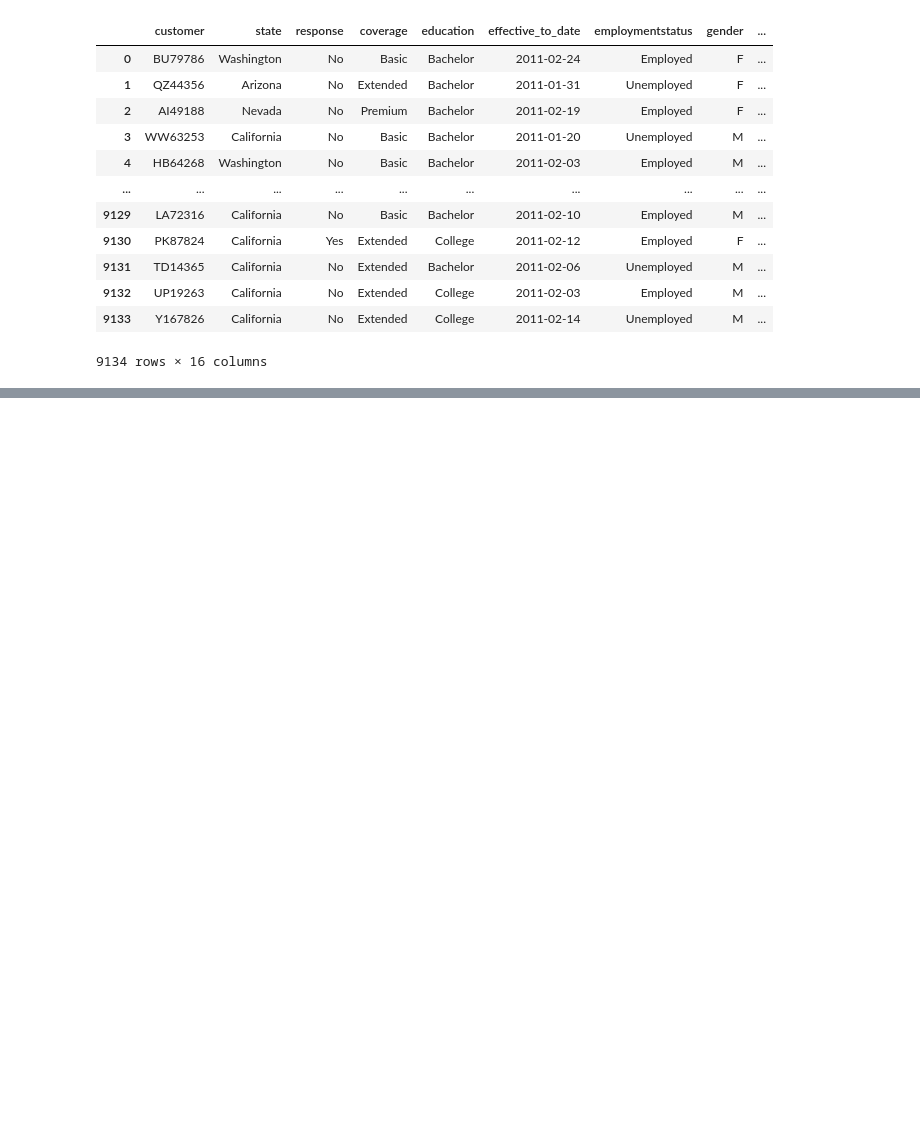
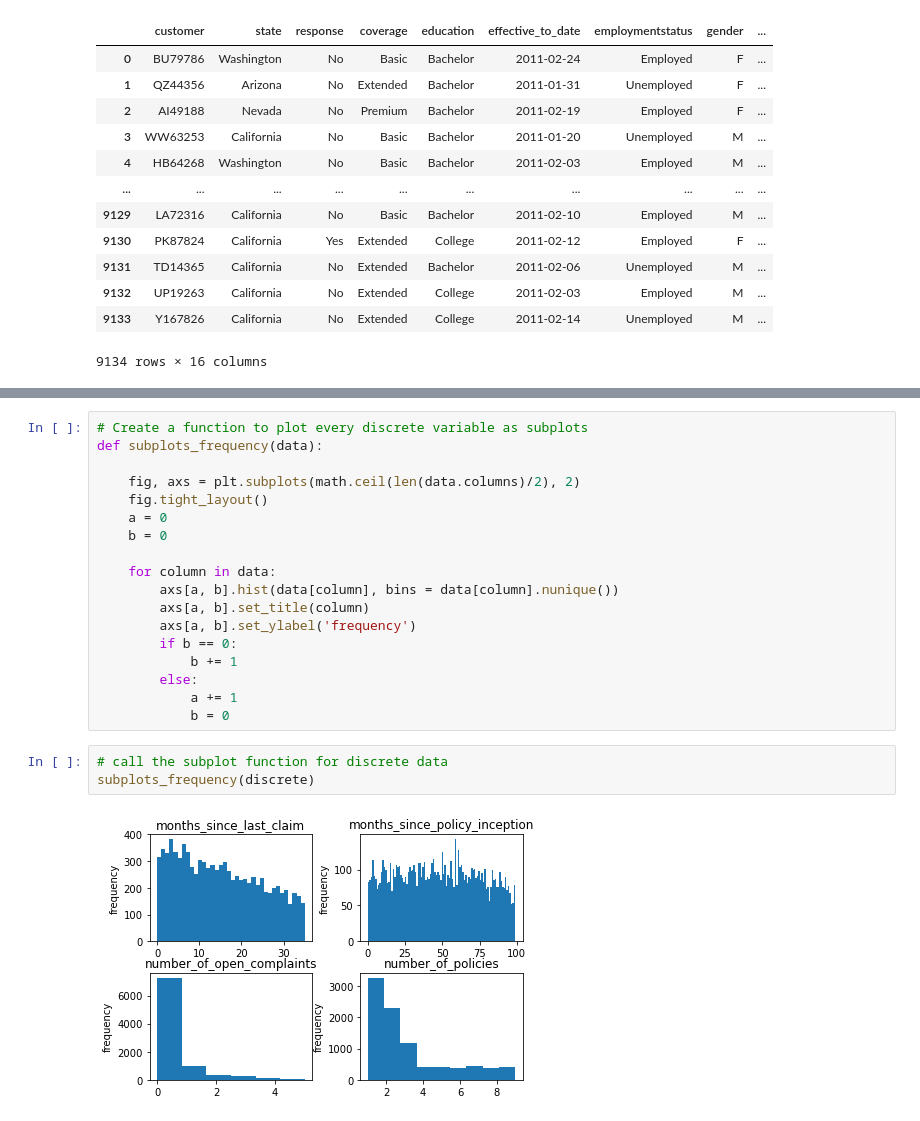
Before and after one commit to adleranne/Lab_LogisticRegression, a Jupyter notebook: Lab_cleaning_numerical.ipynb, the cells around one changed output, grey strips where cells are left out. Drawn from its saved outputs; the diff is of its cells as text; blank space fills up the shorter version.

```diff
--- a/Lab_cleaning_numerical.ipynb
+++ b/Lab_cleaning_numerical.ipynb
@@ -183,0 +228,23 @@ categorical
+# %%
+# Create a function to plot every discrete variable as subplots
+def subplots_frequency(data):
+
+    fig, axs = plt.subplots(math.ceil(len(data.columns)/2), 2)
+    fig.tight_layout()
+    a = 0
+    b = 0
+
+    for column in data:
+        axs[a, b].hist(data[column], bins = data[column].nunique())
+        axs[a, b].set_title(column)
+        axs[a, b].set_ylabel('frequency')
+        if b == 0:
+            b += 1
+        else:
+            a += 1
+            b = 0
+# %%
+# call the subplot function for discrete data
+subplots_frequency(discrete)
+# %% [output]
+[figure, added]
```
Also changed, not shown: parts of 22 cells of this notebook.
